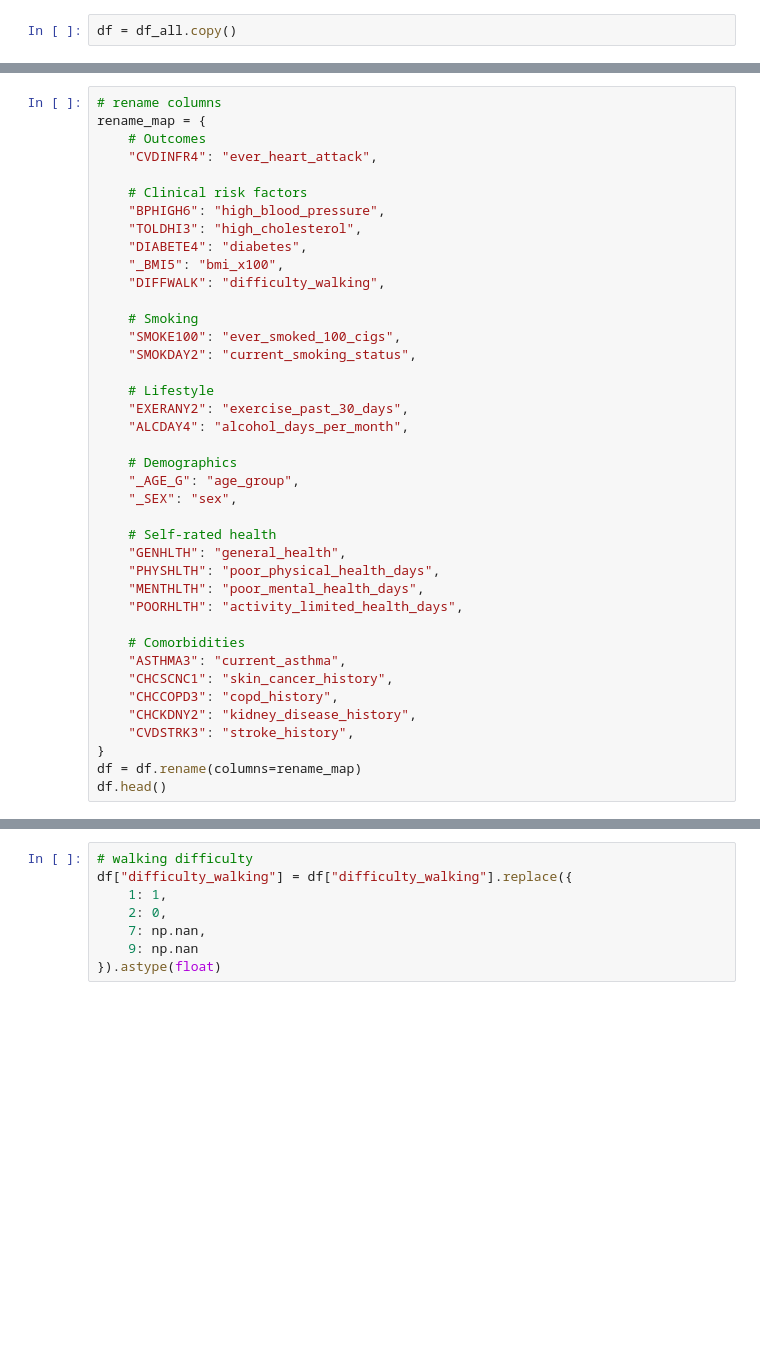
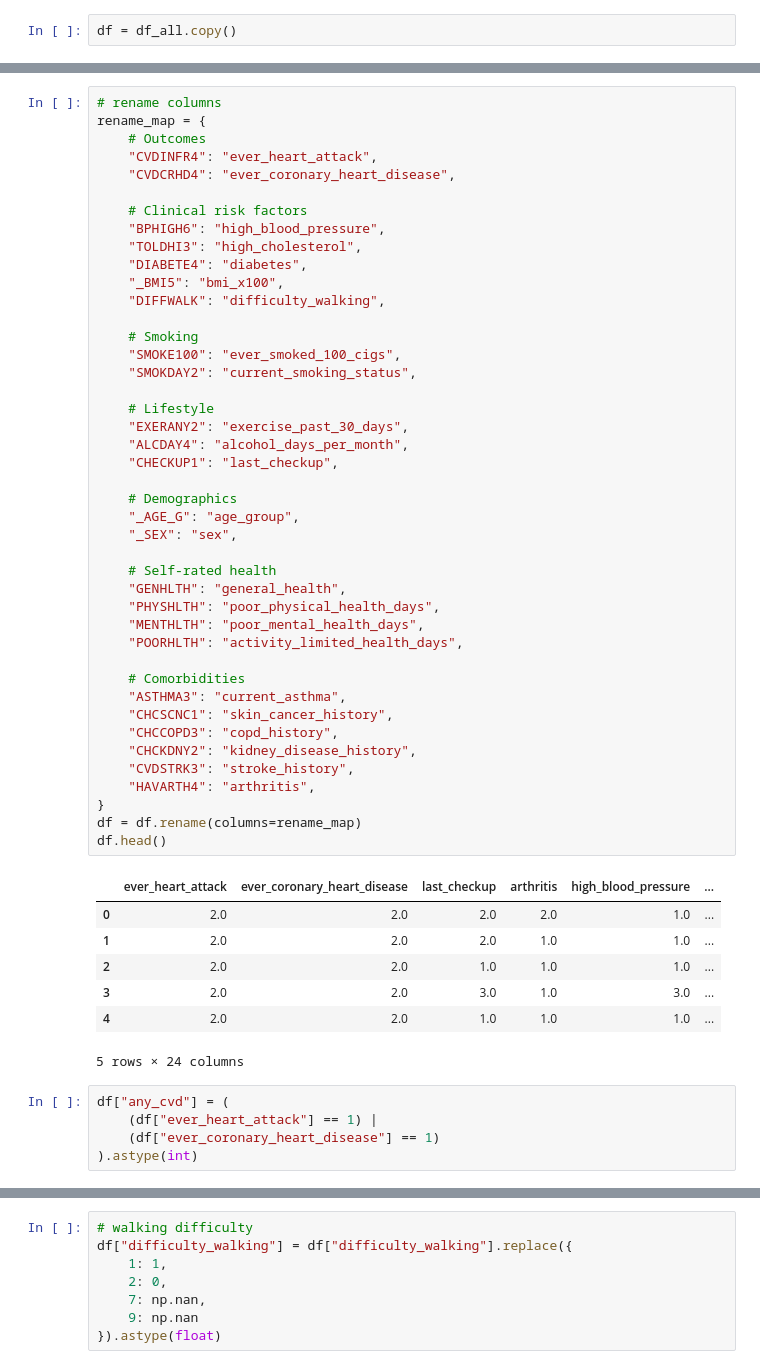
Before and after one commit to NadineJac/LoveYourHeart, a Jupyter notebook: notebooks/clean_brfss2023.ipynb, the cells around one changed output, grey strips where cells are left out. Cells and saved outputs as stored; diff of their text form; blank space fills up the shorter version.

```diff
--- a/notebooks/clean_brfss2023.ipynb
+++ b/notebooks/clean_brfss2023.ipynb
@@ -20,6 +36,7 @@ df.head()
 rename_map = {
     # Outcomes
     "CVDINFR4": "ever_heart_attack",
+    "CVDCRHD4": "ever_coronary_heart_disease",
 
     # Clinical risk factors
     "BPHIGH6": "high_blood_pressure",
@@ -28,30 +45,45 @@ rename_map = {
     "_BMI5": "bmi_x100",
     "DIFFWALK": "difficulty_walking",
 
     # Smoking
     "SMOKE100": "ever_smoked_100_cigs",
     "SMOKDAY2": "current_smoking_status",
 
     # Lifestyle
     "EXERANY2": "exercise_past_30_days",
     "ALCDAY4": "alcohol_days_per_month",
+    "CHECKUP1": "last_checkup",
 
     # Demographics
     "_AGE_G": "age_group",
     "_SEX": "sex",
 
     # Self-rated health
     "GENHLTH": "general_health",
     "PHYSHLTH": "poor_physical_health_days",
     "MENTHLTH": "poor_mental_health_days",
     "POORHLTH": "activity_limited_health_days",
 
     # Comorbidities
     "ASTHMA3": "current_asthma",
     "CHCSCNC1": "skin_cancer_history",
     "CHCCOPD3": "copd_history",
     "CHCKDNY2": "kidney_disease_history",
     "CVDSTRK3": "stroke_history",
+    "HAVARTH4": "arthritis",
 }
 df = df.rename(columns=rename_map)
 df.head()
+# %% [output]
+|  | ever_heart_attack | ever_coronary_heart_disease | last_checkup | arthritis | high_blood_pressure | ... |
+| 0 | 2.0 | 2.0 | 2.0 | 2.0 | 1.0 | ... |
+| 1 | 2.0 | 2.0 | 2.0 | 1.0 | 1.0 | ... |
+| 2 | 2.0 | 2.0 | 1.0 | 1.0 | 1.0 | ... |
+| 3 | 2.0 | 2.0 | 3.0 | 1.0 | 3.0 | ... |
+| 4 | 2.0 | 2.0 | 1.0 | 1.0 | 1.0 | ... |
+5 rows × 24 columns
+# %%
+df["any_cvd"] = (
+    (df["ever_heart_attack"] == 1) |
+    (df["ever_coronary_heart_disease"] == 1)
+).astype(int)
```
Also changed, not shown: parts of 12 cells of this notebook, 1 other file.
